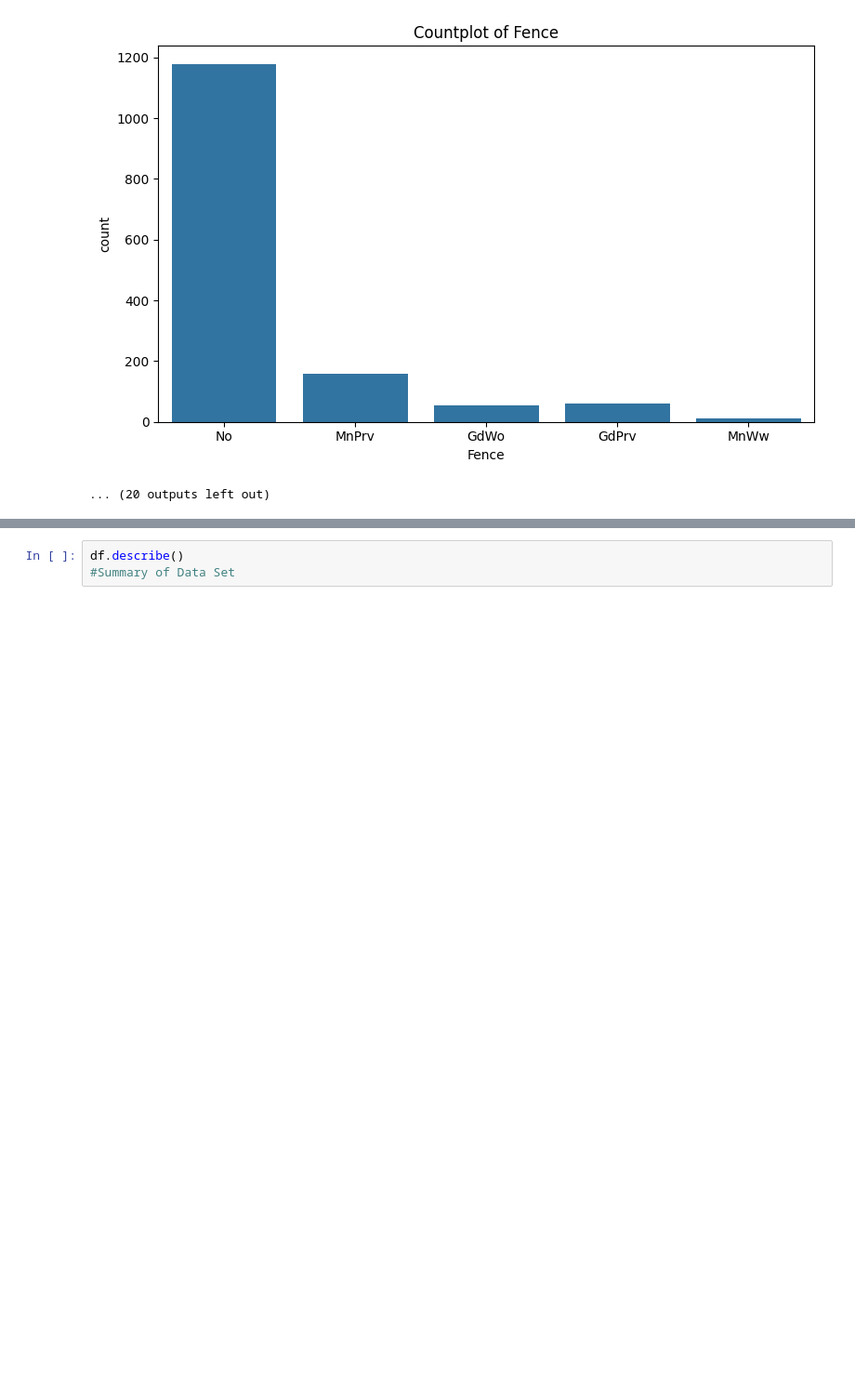
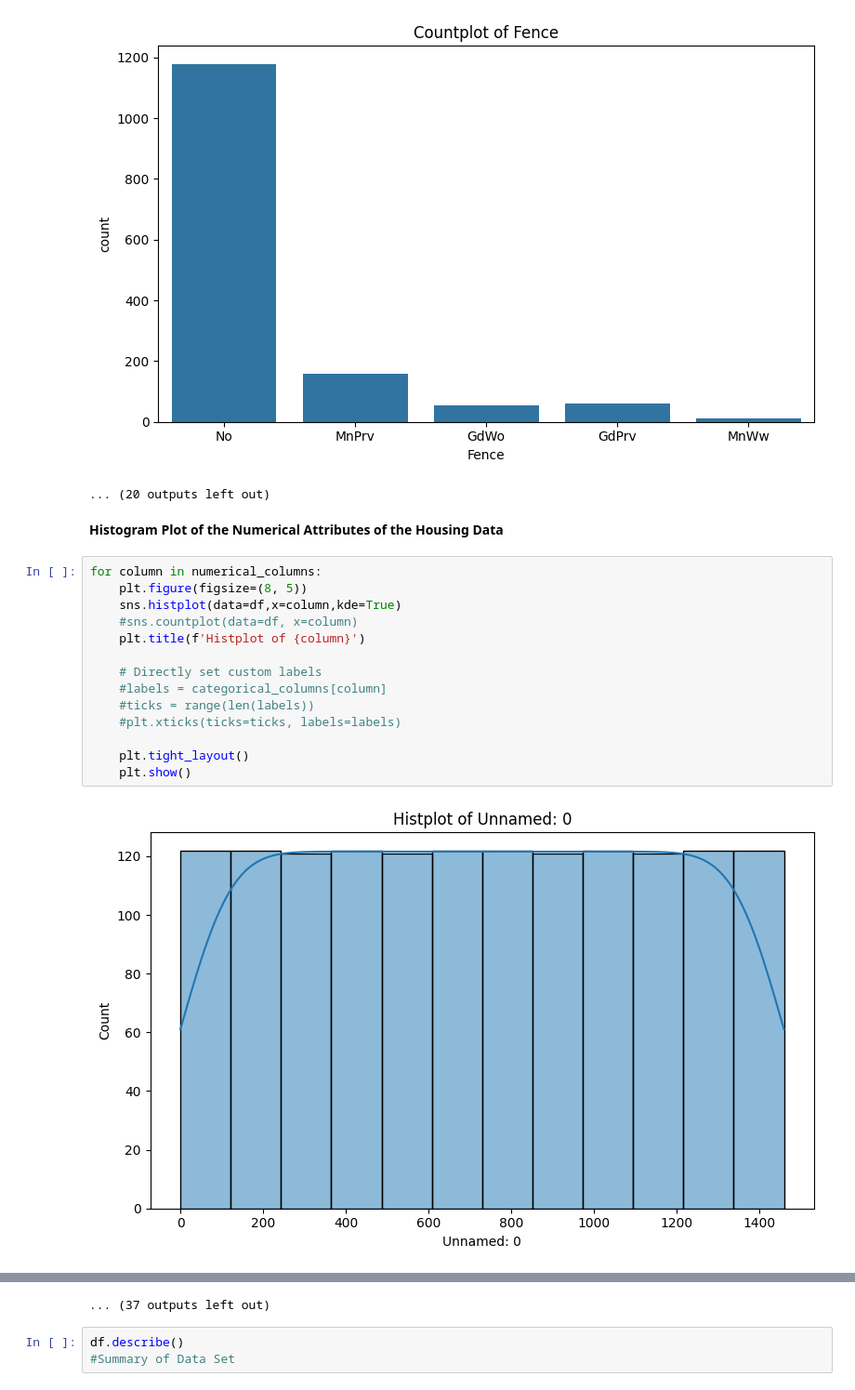
Before and after one commit to Deb052024/Data-Visualization, a Jupyter notebook: Real_Estate_House_Price.ipynb, the cells around one changed output, grey strips where cells are left out. Shown at 93% size. Saved outputs shown, nothing was run; the diff lists cells and outputs as text; blank space fills up the shorter version.

```diff
--- a/Real_Estate_House_Price.ipynb
+++ b/Real_Estate_House_Price.ipynb
@@ -67,3 +69,21 @@ for column in categorical_columns:
 [figure]
 [figure]
 ... (20 outputs left out)
+# %% [markdown]
+**Histogram Plot of the Numerical Attributes of the Housing Data**
+# %%
+for column in numerical_columns:
+    plt.figure(figsize=(8, 5))
+    sns.histplot(data=df,x=column,kde=True)
+    #sns.countplot(data=df, x=column)
+    plt.title(f'Histplot of {column}')
+
+    # Directly set custom labels
+    #labels = categorical_columns[column]
+    #ticks = range(len(labels))
+    #plt.xticks(ticks=ticks, labels=labels)
+
+    plt.tight_layout()
+    plt.show()
+# %% [output]
+[figure, added]
@@ -70,3 +101,4 @@ for column in categorical_columns:
+... (37 outputs left out)
 # %%
 df.describe()
 #Summary of Data Set
```
Also changed, not shown: parts of 71 cells of this notebook.
